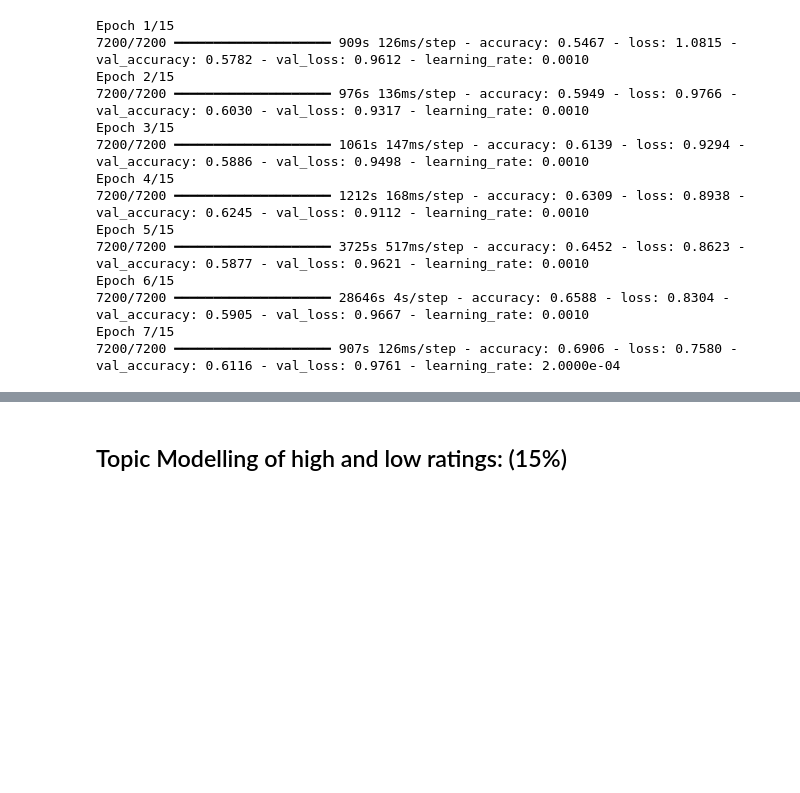
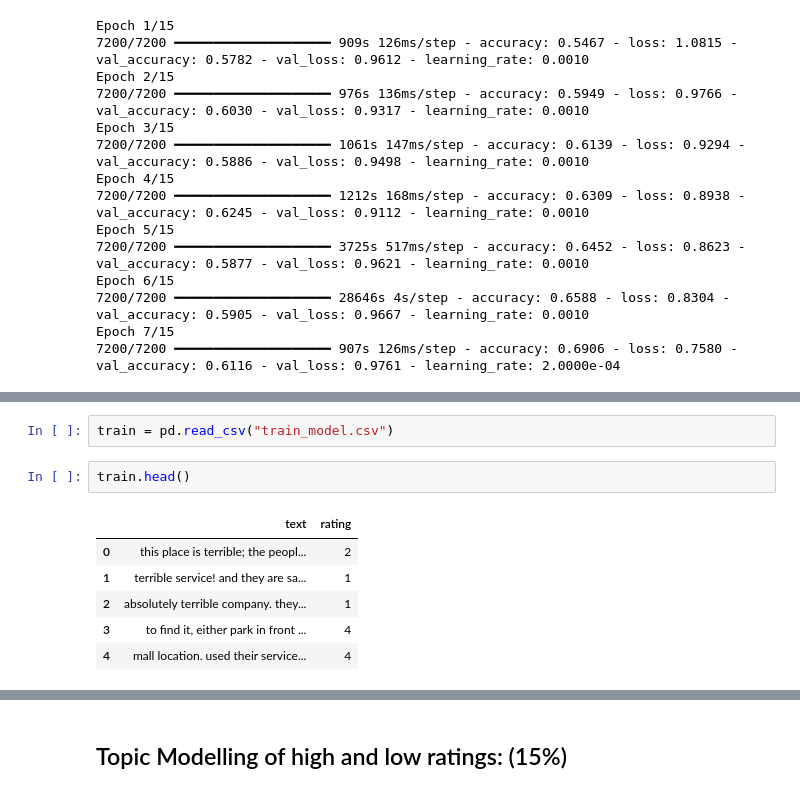
Before and after one commit to mf2056/F20AA_CW2, a Jupyter notebook: CW2_(Google_Maps).ipynb, the cells around one changed output, grey strips where cells are left out. Drawn from its saved outputs; the diff is of its cells as text; blank space fills up the shorter version.

```diff
--- a/CW2_(Google_Maps).ipynb
+++ b/CW2_(Google_Maps).ipynb
@@ -947,0 +991,11 @@ Epoch 7/15
+# %%
+train = pd.read_csv("train_model.csv")
+# %%
+train.head()
+# %% [output]
+|  | text | rating |
+| 0 | this place is terrible; the peopl... | 2 |
+| 1 | terrible service! and they are sa... | 1 |
+| 2 | absolutely terrible company. they... | 1 |
+| 3 | to find it, either park in front ... | 4 |
+| 4 | mall location. used their service... | 4 |
```
Also changed, not shown: parts of 8 cells of this notebook.
